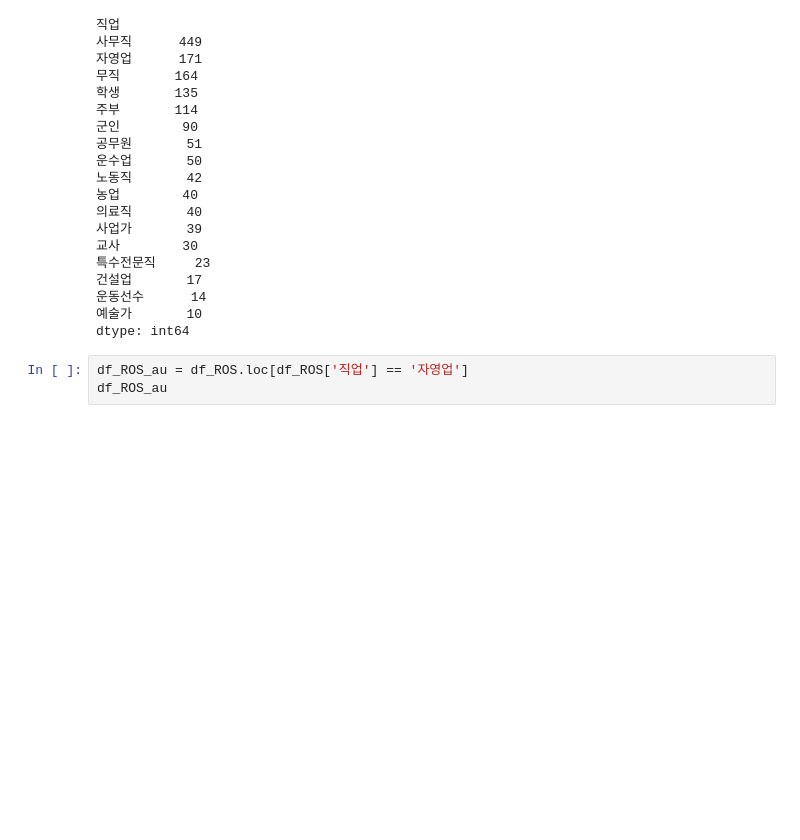
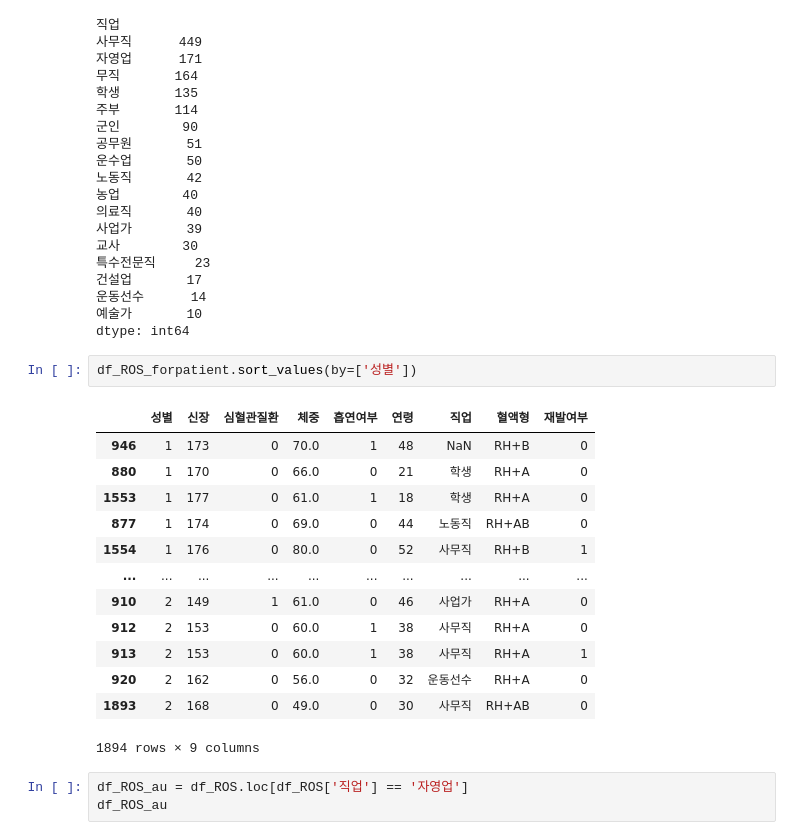
Before and after one commit to lovestar7914/study_data_analytics, a Jupyter notebook: codes/DDA/RecurrenceOfSurgery_DDA.ipynb, the cells around one changed output. Saved outputs shown, nothing was run; the diff lists cells and outputs as text; blank space fills up the shorter version.

```diff
--- a/codes/DDA/RecurrenceOfSurgery_DDA.ipynb
+++ b/codes/DDA/RecurrenceOfSurgery_DDA.ipynb
@@ -243,6 +264,22 @@ df_ROS[['직업']].value_counts()
 운동선수      14
 예술가       10
 dtype: int64
+# %%
+df_ROS_forpatient.sort_values(by=['성별'])
+# %% [output]
+|  | 성별 | 신장 | 심혈관질환 | 체중 | 흡연여부 | 연령 | 직업 | 혈액형 | 재발여부 |
+| 946 | 1 | 173 | 0 | 70.0 | 1 | 48 | NaN | RH+B | 0 |
+| 880 | 1 | 170 | 0 | 66.0 | 0 | 21 | 학생 | RH+A | 0 |
+| 1553 | 1 | 177 | 0 | 61.0 | 1 | 18 | 학생 | RH+A | 0 |
+| 877 | 1 | 174 | 0 | 69.0 | 0 | 44 | 노동직 | RH+AB | 0 |
+| 1554 | 1 | 176 | 0 | 80.0 | 0 | 52 | 사무직 | RH+B | 1 |
+| ... | ... | ... | ... | ... | ... | ... | ... | ... | ... |
+| 910 | 2 | 149 | 1 | 61.0 | 0 | 46 | 사업가 | RH+A | 0 |
+| 912 | 2 | 153 | 0 | 60.0 | 1 | 38 | 사무직 | RH+A | 0 |
+| 913 | 2 | 153 | 0 | 60.0 | 1 | 38 | 사무직 | RH+A | 1 |
+| 920 | 2 | 162 | 0 | 56.0 | 0 | 32 | 운동선수 | RH+A | 0 |
+| 1893 | 2 | 168 | 0 | 49.0 | 0 | 30 | 사무직 | RH+AB | 0 |
+1894 rows × 9 columns
 # %%
 df_ROS_au = df_ROS.loc[df_ROS['직업'] == '자영업']
 df_ROS_au
```
Also changed, not shown: parts of 28 cells of this notebook, 8 other files.
